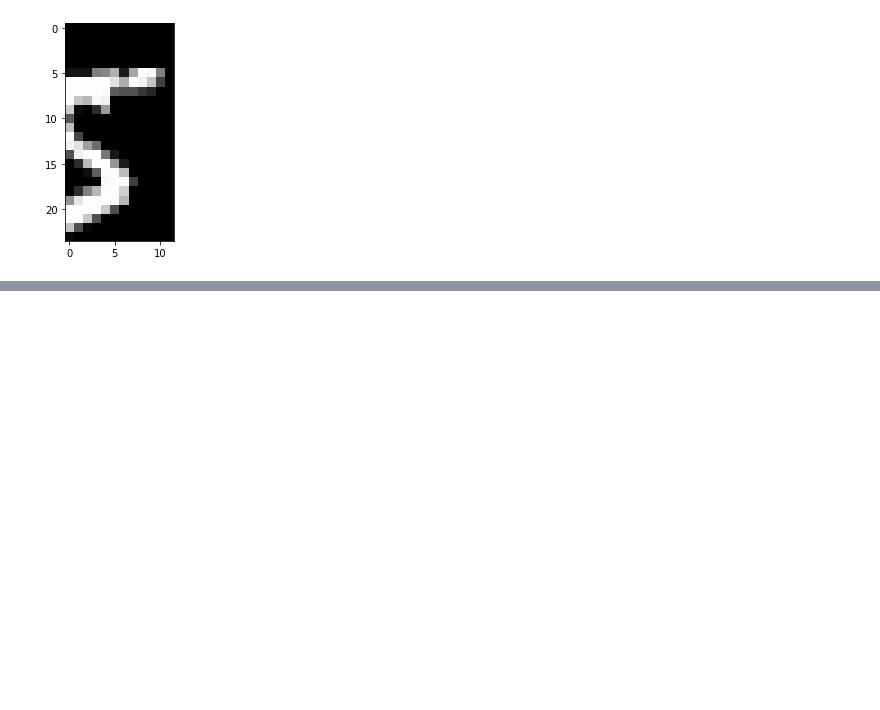
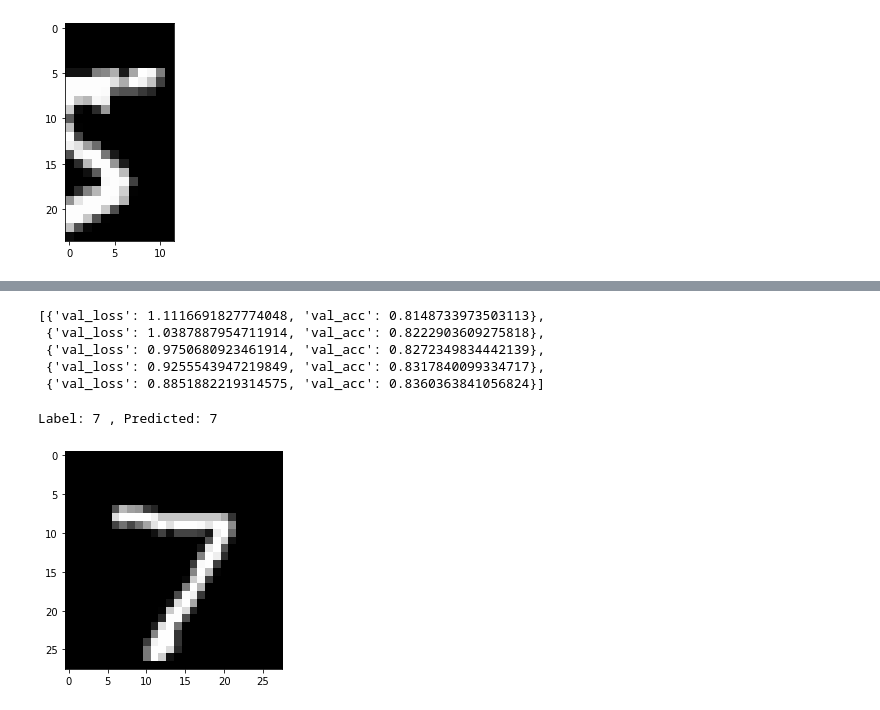
Before and after one commit to Nempickaxe/pytorch, a Jupyter notebook: logistic_regression.ipynb, the cells around one changed output, grey strips where cells are left out. Drawn from its saved outputs; the diff is of its cells as text; code cells hidden in the pictures; blank space fills up the shorter version.

```diff
--- a/logistic_regression.ipynb
+++ b/logistic_regression.ipynb
@@ -67,6 +34,0 @@ list(model.parameters())
-# %%
-for images, labels in train_loader:
-    output = model(images)
-    break
-print(output.shape)
-print(output.data[:2])
@@ -78,0 +35,4 @@ tensor([[ 0.0171,  0.1279,  0.5296, -0.0292, -0.1073, -0.3569,  0.1090, -0.2533,
+# %%
+def accuracy(outputs, labels):
+    _, preds = torch.max(outputs, dim=1)
+    return torch.tensor(torch.sum(preds == labels).item() / len(preds))
@@ -79 +104,26 @@ tensor([[ 0.0171,  0.1279,  0.5296, -0.0292, -0.1073, -0.3569,  0.1090, -0.2533,
+# %%
+history1
+# %% [output]
+[{'val_loss': 1.1116691827774048, 'val_acc': 0.8148733973503113},
+ {'val_loss': 1.0387887954711914, 'val_acc': 0.8222903609275818},
+ {'val_loss': 0.9750680923461914, 'val_acc': 0.8272349834442139},
+ {'val_loss': 0.9255543947219849, 'val_acc': 0.8317840099334717},
+ {'val_loss': 0.8851882219314575, 'val_acc': 0.8360363841056824}]
+# %%
+def predict(image, model=model):
+    xb = image.unsqueeze(0)
+    yb = model(xb)
+    _, preds  = torch.max(yb, dim=1)
+    return preds[0].item()
+# %%
+test_dataset = MNIST(root='data/',
+                     train=False,
+                     transform=transforms.ToTensor())
+# %%
+img, label = test_dataset[0]
+plt.imshow(img[0], cmap='gray')
+print('Label:', label, ', Predicted:', predict(img, model))
+# %% [output]
+Label: 7 , Predicted: 7
+[figure, added]
 # %%
```
Also changed, not shown: parts of 10 cells of this notebook, 1 other file.
